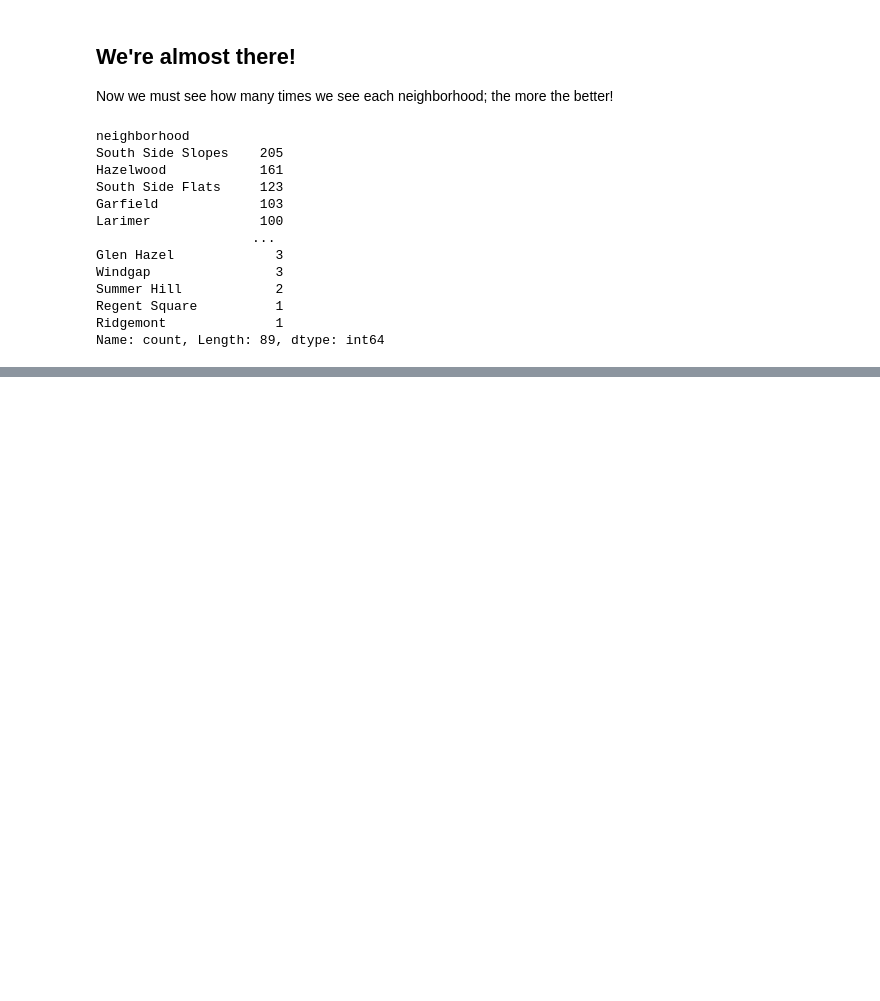
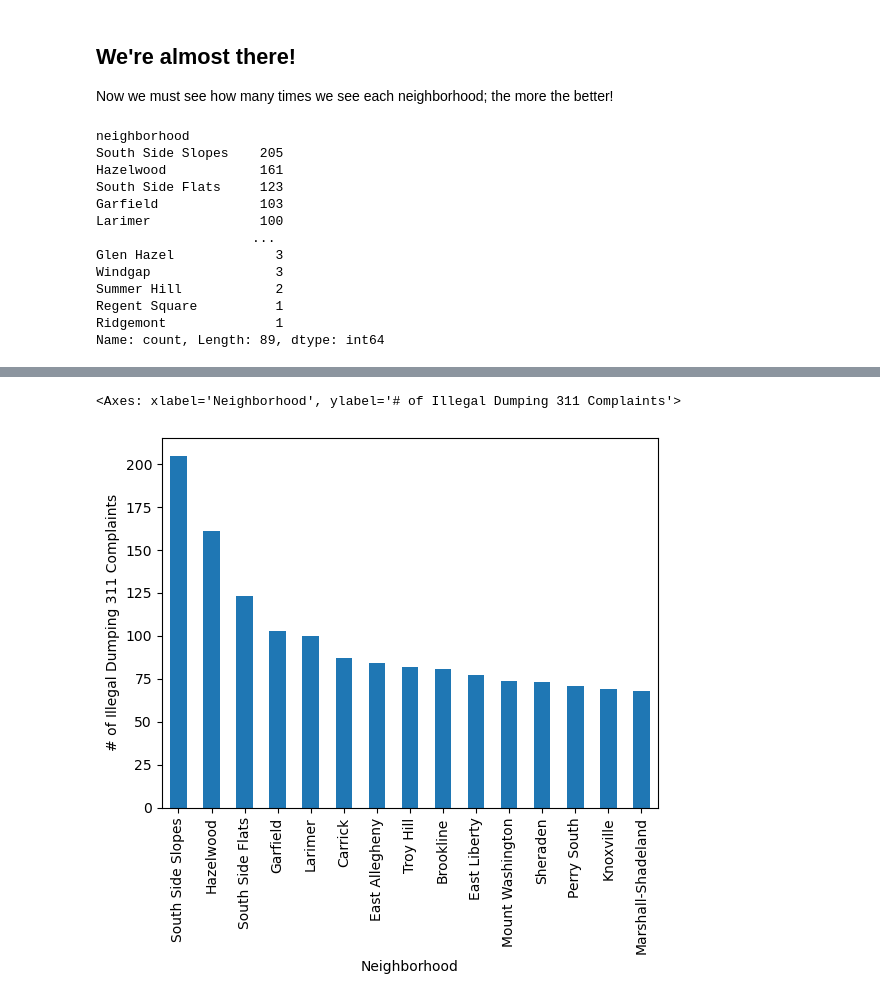
Before and after one commit to MiaD3v/CMPINF0010-FINAL-PROJECT, a Jupyter notebook: pittsburgh_311_data/pittsburgh_311.ipynb, the cells around one changed output, grey strips where cells are left out. Saved outputs shown, nothing was run; the diff lists cells and outputs as text; code cells hidden in the pictures; blank space fills up the shorter version.

```diff
--- a/pittsburgh_311_data/pittsburgh_311.ipynb
+++ b/pittsburgh_311_data/pittsburgh_311.ipynb
@@ -101,0 +106,5 @@ Name: count, Length: 89, dtype: int64
+# %%
+val_count.head(15).plot(kind="bar", xlabel="Neighborhood", ylabel="# of Illegal Dumping 311 Complaints")
+# %% [output]
+<Axes: xlabel='Neighborhood', ylabel='# of Illegal Dumping 311 Complaints'>
+[figure, added]
```
Also changed, not shown: parts of 3 cells of this notebook, 3 other files.
